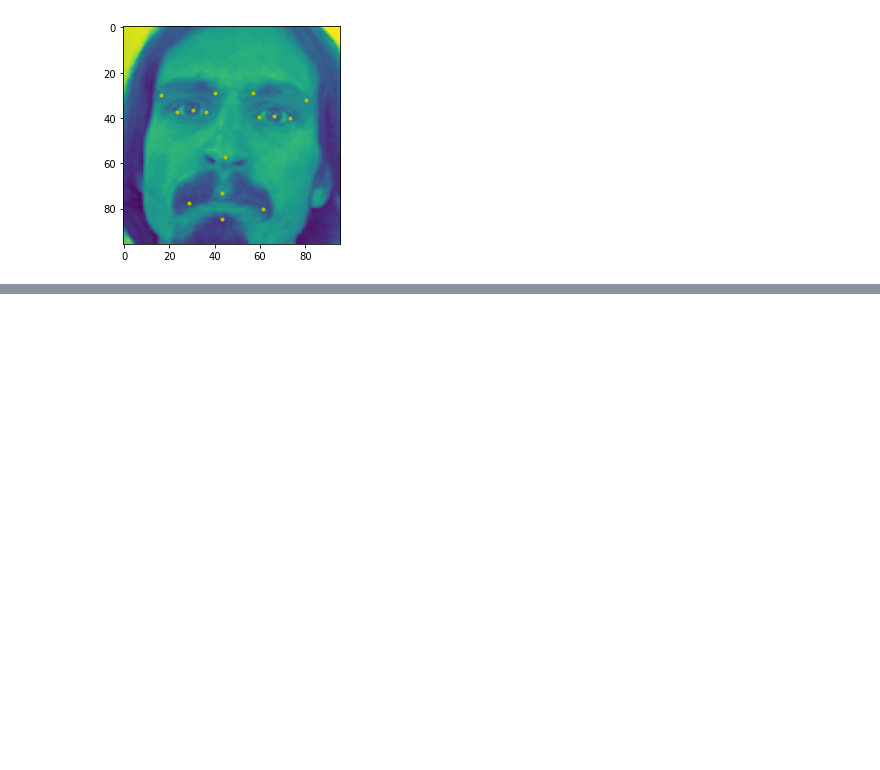
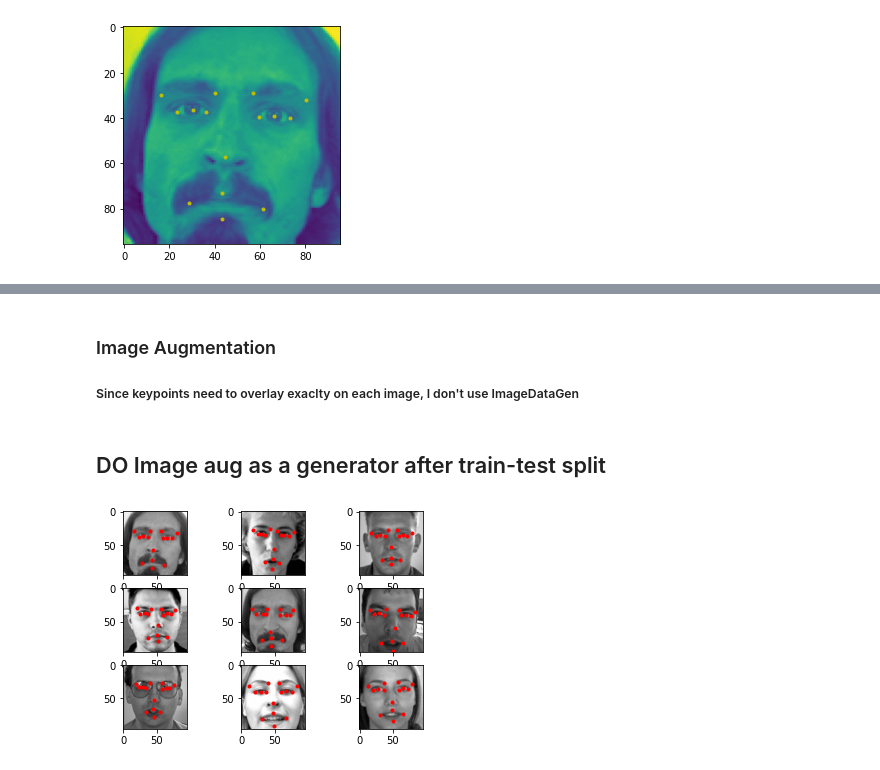
Before and after one commit to CSmahesh04/Facial_Expression_Keypoint_Detection, a Jupyter notebook: Emotion_1.ipynb, the cells around one changed output, grey strips where cells are left out. Cells and saved outputs as stored; diff of their text form; code cells hidden in the pictures; blank space fills up the shorter version.

```diff
--- a/Emotion_1.ipynb
+++ b/Emotion_1.ipynb
@@ -133,0 +131,28 @@ for i in range(20):
+# %% [markdown]
+### Image Augmentation
+##### Since keypoints need to overlay exaclty on each image, I don't use ImageDataGen
+# %% [markdown]
+## DO Image aug as a generator after train-test split
+# %%
+#copy of orignal dataset
+df_keypoints_copy=df_keypoints.copy(deep=True)
+# %%
+#flipping images vertically
+df_keypoints_copy['Image']=df_keypoints_copy['Image'].apply(lambda x: np.flip(x,axis=1))
+
+cols= df_keypoints_copy.columns[:-1]
+# %%
+#changing x-coordinates to overlay facepoints
+for i in range(len(cols)):
+    if i%2 == 0:
+        df_keypoints_copy[cols[i]] = df_keypoints_copy[cols[i]].apply(lambda x: 96. - float(x) )
+# %%
+fig= plt.figure()
+for i in range(9):
+    ax=fig.add_subplot(3,3,i+1)
+    plt.imshow(df_keypoints_copy['Image'][i],cmap='gray')
+
+    for j in range(1,31,2):
+        plt.plot(df_keypoints_copy.loc[i][j-1],df_keypoints_copy.loc[i][j],'r.')
+# %% [output]
+[figure, added]
```
Also changed, not shown: parts of 21 cells of this notebook, 1 other file.
